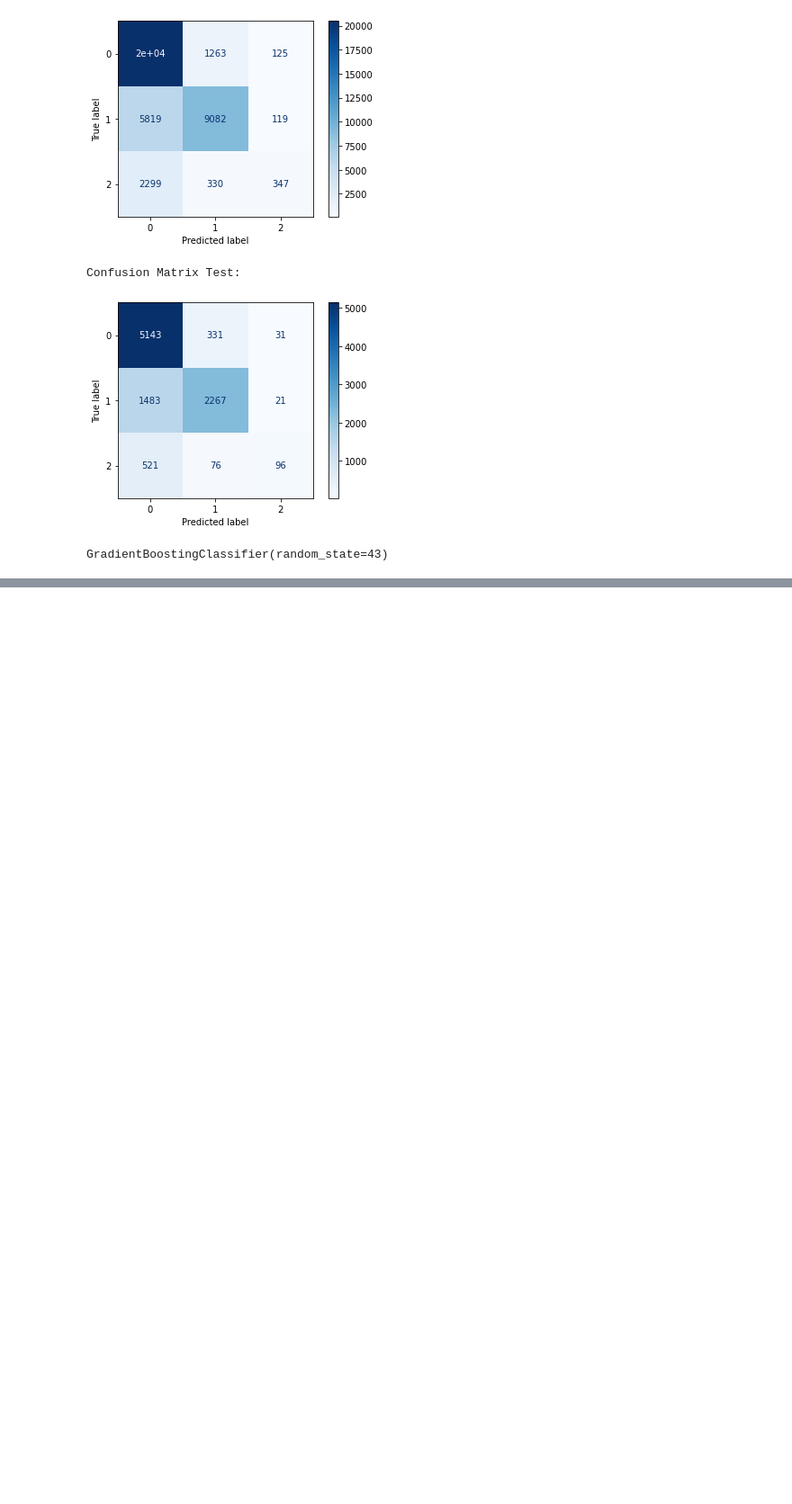
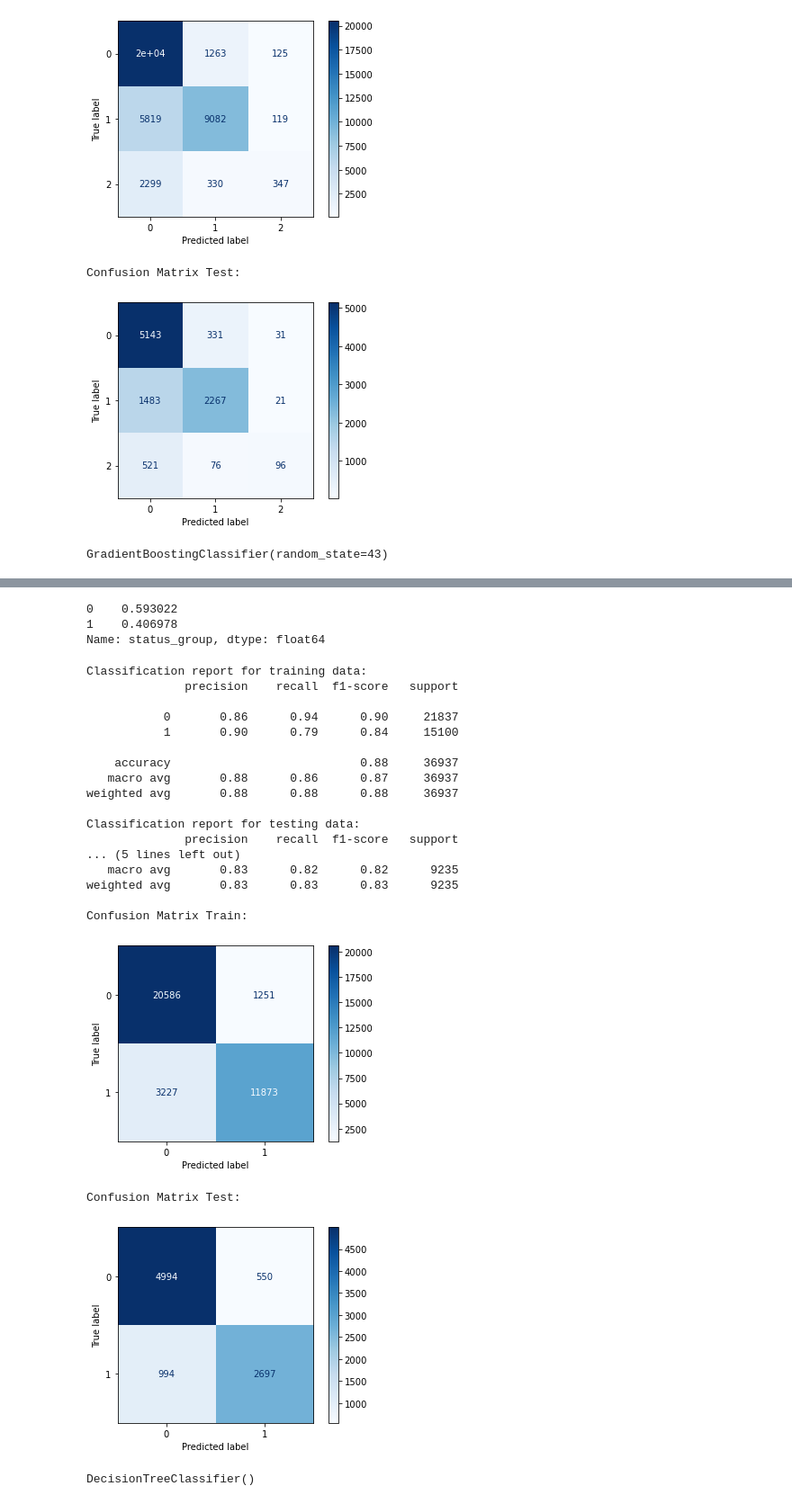
Before and after one commit to klsalcedo/tanzanian_water_wells, a Jupyter notebook: datacleaning.ipynb, the cells around one changed output, grey strips where cells are left out. Shown at 90% size. Drawn from its saved outputs; the diff is of its cells as text; code cells hidden in the pictures; blank space fills up the shorter version.

```diff
--- a/datacleaning.ipynb
+++ b/datacleaning.ipynb
@@ -378,0 +482,3 @@ GradientBoostingClassifier(random_state=43)
+# %%
+new_train = train.drop(need_repair)
+new_train
@@ -378,0 +499,38 @@ GradientBoostingClassifier(random_state=43)
+# %%
+new_train['status_group'].value_counts(normalize=True)
+# %% [output]
+0    0.593022
+1    0.406978
+Name: status_group, dtype: float64
+# %%
+X = new_train.drop(columns=['status_group'], axis=1)
+y = new_train['status_group']
+# %%
+X = pd.get_dummies(X)
+# %%
+X_train, X_test, y_train, y_test = train_test_split(X, y , test_size=0.20, random_state=42)
+# %%
+d_tree = DecisionTreeClassifier(criterion='gini')
+class_model(d_tree, X_train, X_test, y_train, y_test)
+# %% [output]
+Classification report for training data:
+              precision    recall  f1-score   support
+
+           0       0.86      0.94      0.90     21837
+           1       0.90      0.79      0.84     15100
+
+    accuracy                           0.88     36937
+   macro avg       0.88      0.86      0.87     36937
+weighted avg       0.88      0.88      0.88     36937
+
+Classification report for testing data:
+              precision    recall  f1-score   support
+... (5 lines left out)
+   macro avg       0.83      0.82      0.82      9235
+weighted avg       0.83      0.83      0.83      9235
+
+Confusion Matrix Train:
+[figure, added]
+Confusion Matrix Test:
+[figure, added]
+DecisionTreeClassifier()
```
Also changed, not shown: parts of 34 cells of this notebook.
